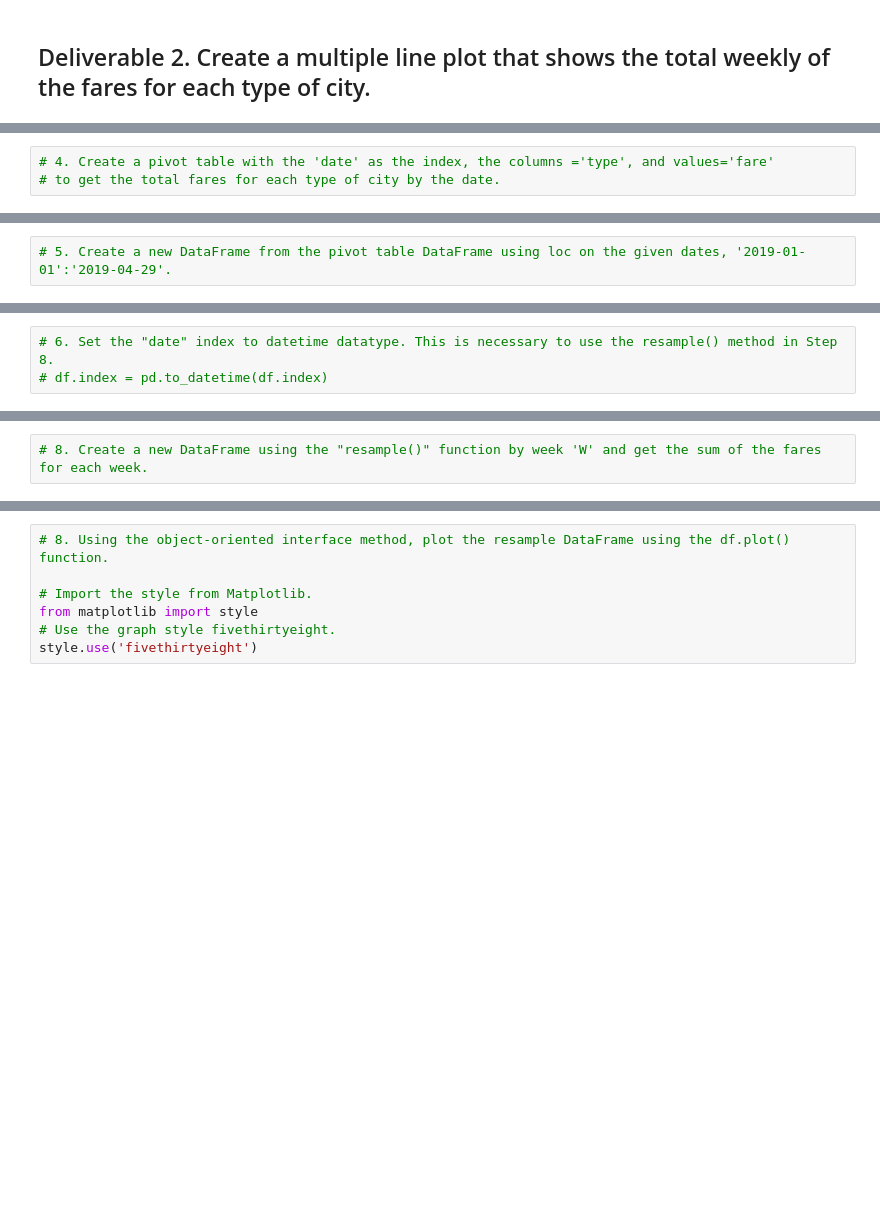
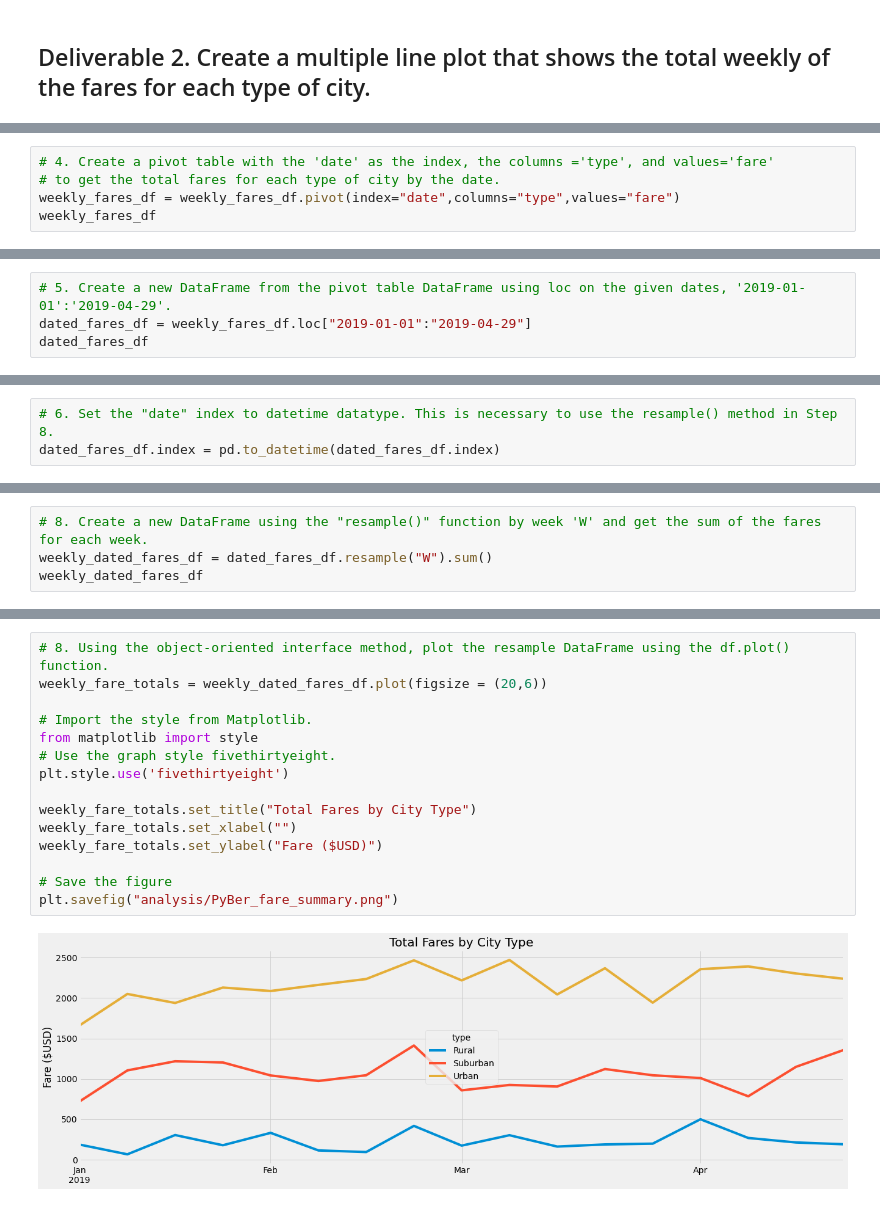
Before and after one commit to lyanneagger/PyBer_Analysis, a Jupyter notebook: PyBer_Challenge.ipynb, the cells around one changed output, grey strips where cells are left out. Cells and saved outputs as stored; diff of their text form; blank space fills up the shorter version.

Commit message:
update Challenge code and add image

```diff
--- a/PyBer_Challenge.ipynb
+++ b/PyBer_Challenge.ipynb
@@ -133,3 +158,5 @@ pyber_summary_df
 # %%
 # 4. Create a pivot table with the 'date' as the index, the columns ='type', and values='fare'
 # to get the total fares for each type of city by the date.
+weekly_fares_df = weekly_fares_df.pivot(index="date",columns="type",values="fare")
+weekly_fares_df
@@ -136,2 +178,4 @@ pyber_summary_df
 # %%
 # 5. Create a new DataFrame from the pivot table DataFrame using loc on the given dates, '2019-01-01':'2019-04-29'.
+dated_fares_df = weekly_fares_df.loc["2019-01-01":"2019-04-29"]
+dated_fares_df
@@ -138,5 +197,5 @@ pyber_summary_df
 # %%
 # 6. Set the "date" index to datetime datatype. This is necessary to use the resample() method in Step 8.
-# df.index = pd.to_datetime(df.index)
+dated_fares_df.index = pd.to_datetime(dated_fares_df.index)
 # %%
 # 7. Check that the datatype for the index is datetime using df.info()
@@ -143,2 +214,4 @@ pyber_summary_df
 # %%
 # 8. Create a new DataFrame using the "resample()" function by week 'W' and get the sum of the fares for each week.
+weekly_dated_fares_df = dated_fares_df.resample("W").sum()
+weekly_dated_fares_df
@@ -145,7 +238,17 @@ pyber_summary_df
 # %%
 # 8. Using the object-oriented interface method, plot the resample DataFrame using the df.plot() function.
+weekly_fare_totals = weekly_dated_fares_df.plot(figsize = (20,6))
 
 # Import the style from Matplotlib.
 from matplotlib import style
 # Use the graph style fivethirtyeight.
-style.use('fivethirtyeight')
+plt.style.use('fivethirtyeight')
+
+weekly_fare_totals.set_title("Total Fares by City Type")
+weekly_fare_totals.set_xlabel("")
+weekly_fare_totals.set_ylabel("Fare ($USD)")
+
+# Save the figure
+plt.savefig("analysis/PyBer_fare_summary.png")
+# %% [output]
+[figure, added]
```
Also changed, not shown: parts of 9 cells of this notebook, 1 other file.
